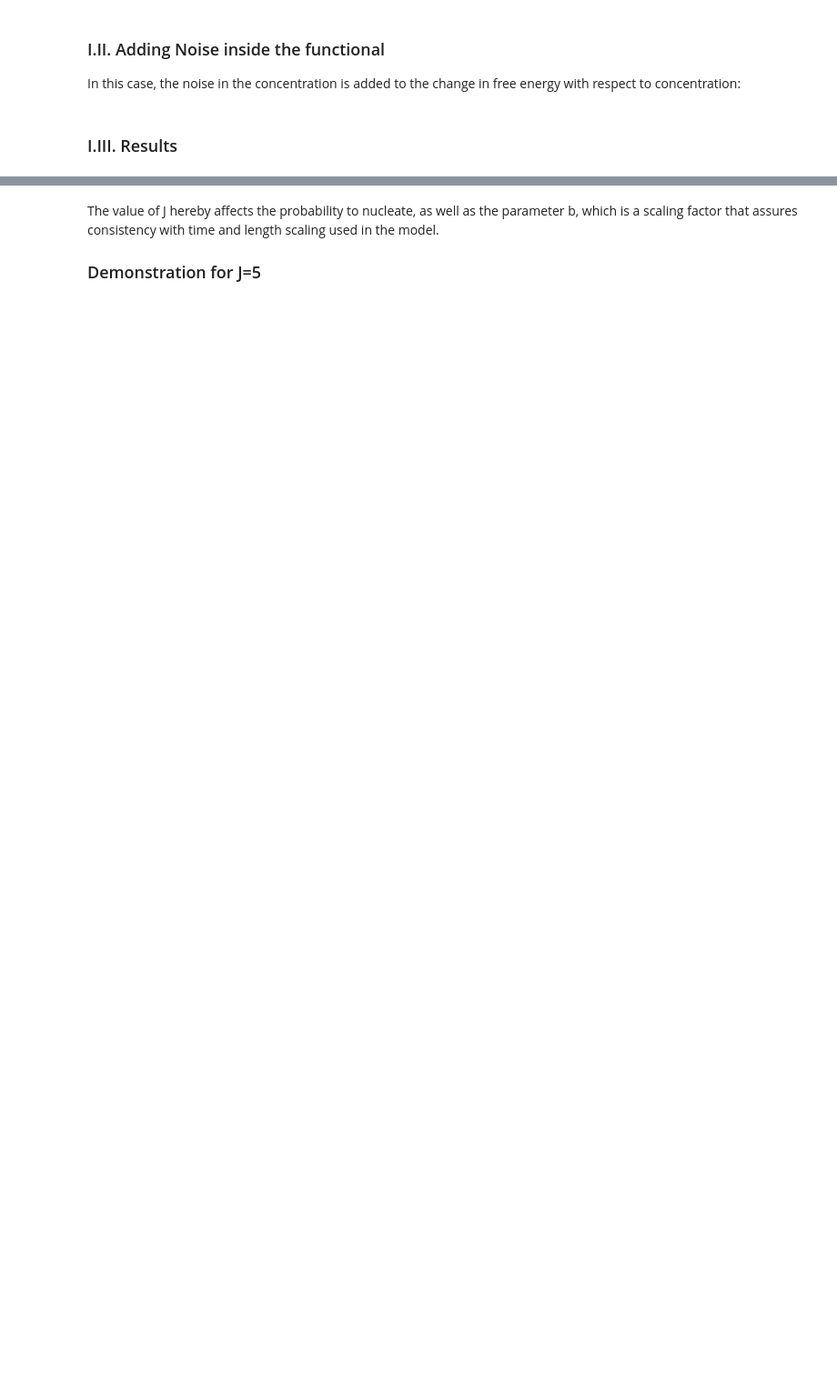
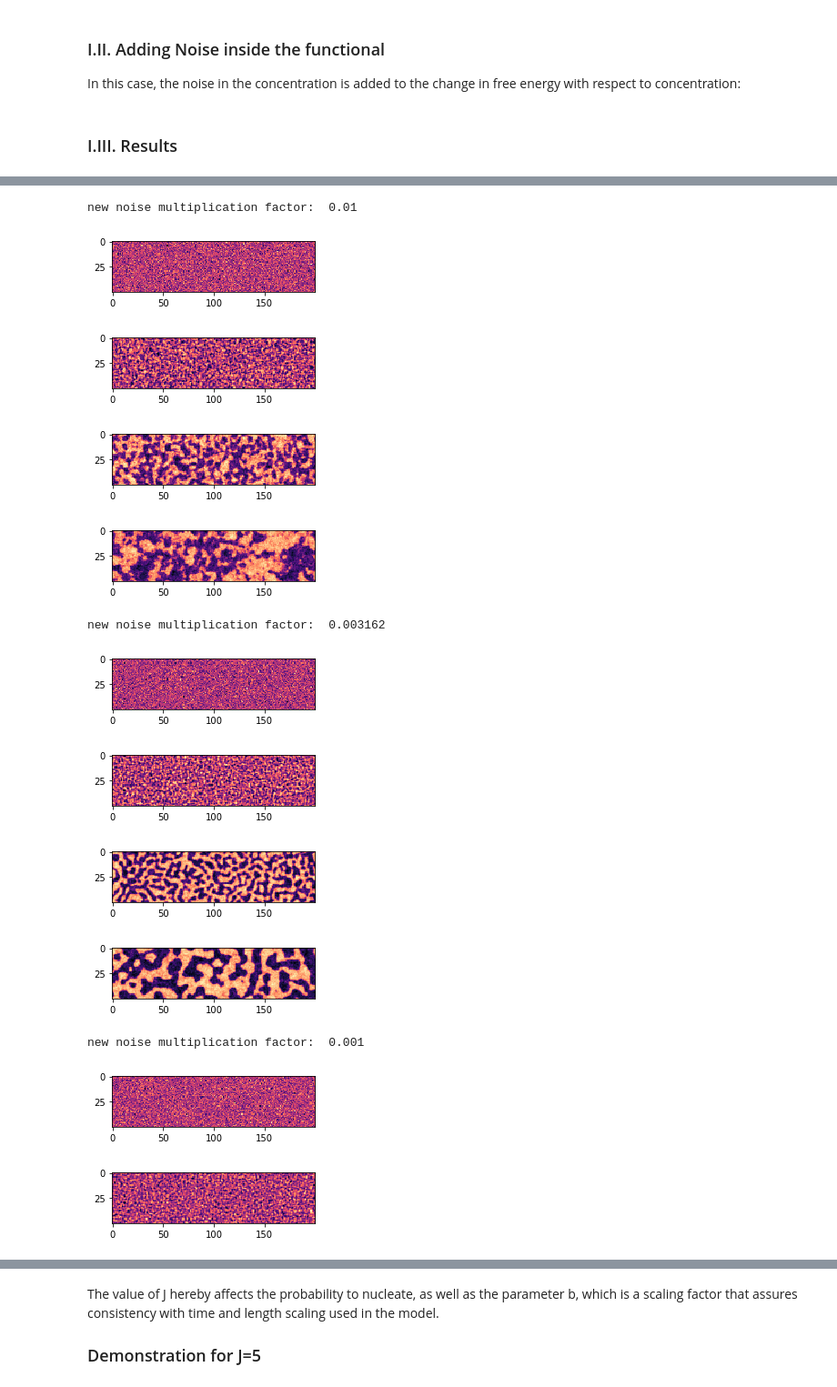
Before and after one commit to AdditiveModeling/noise, a Jupyter notebook: Noise in Phase Field Modelling.ipynb, the cells around one changed output, grey strips where cells are left out. Shown at 91% size. Cells and saved outputs as stored; diff of their text form; code cells hidden in the pictures; blank space fills up the shorter version.

```diff
--- a/Noise in Phase Field Modelling.ipynb
+++ b/Noise in Phase Field Modelling.ipynb
@@ -106,0 +110,22 @@ $$Figure\_2$$
+# %%
+## My simulation for conserved spinodal decompositon
+def simulate(phi, m):
+    #initial conditions & parameters
+    M=0.25
+    epsilon=0.25
+    dt=0.025
+    dx=1.
+    inversexsq=1./(dx*dx)
+    laplacian=(np.roll(phi, 1, 0)+np.roll(phi, 1, 1)+np.roll(phi, -1, 0)+np.roll(phi, -1, 1)-4*phi)*inversexsq
+    #find difference per timestep
+    functional=phi*(2-phi*(6-4*phi))-epsilon*laplacian
+    laplace_func=(np.roll(functional, 1, 0)+np.roll(functional, 1, 1)+np.roll(functional, -1, 0)+np.roll(functional, -1, 1)-4*functional)*inversexsq
+    deltaphi=M*dt*laplace_func
+    #standard deviation of noise and array generation, with a multiplication factor of m
+    std=np.sqrt(2*M*m*300) #assume 300Kelvin for temperature
+    r=np.random.random((len(phi), len(phi[0])))
+    th=np.random.random((len(phi), len(phi[0])))
+    noise=np.sqrt(-2*np.log(r))*np.cos(2*np.pi*th)*std*dt
+    #update phi with noise
+    phinew=phi+deltaphi+noise
+    return phinew
@@ -106,0 +134,29 @@ $$Figure\_2$$
+# %%
+#create initial blank grid
+grid0=np.full((50,200), 0.5)
+for i in range (4,8):
+    m_i=10**(-i/2)
+    print("new noise multiplication factor: ", round(m_i, 6))
+    grid=simulate(grid0, m_i)
+    #run simulations to compare different noise amplitudes
+    for j in range(0,5):
+        #only show select steps that are more spaced out as we progress
+        for k in range(0, j**7):
+            grid=simulate(grid, m_i)
+        if (j!=1):
+            plt.imshow(grid, cmap='magma')
+            plt.show()
+# %% [output]
+new noise multiplication factor:  0.01
+[figure, added]
+[figure, added]
+[figure, added]
+[figure, added]
+new noise multiplication factor:  0.003162
+[figure, added]
+[figure, added]
+[figure, added]
+[figure, added]
+new noise multiplication factor:  0.001
+[figure, added]
+[figure, added]
```
Also changed, not shown: parts of 16 cells of this notebook, 3 other files.
